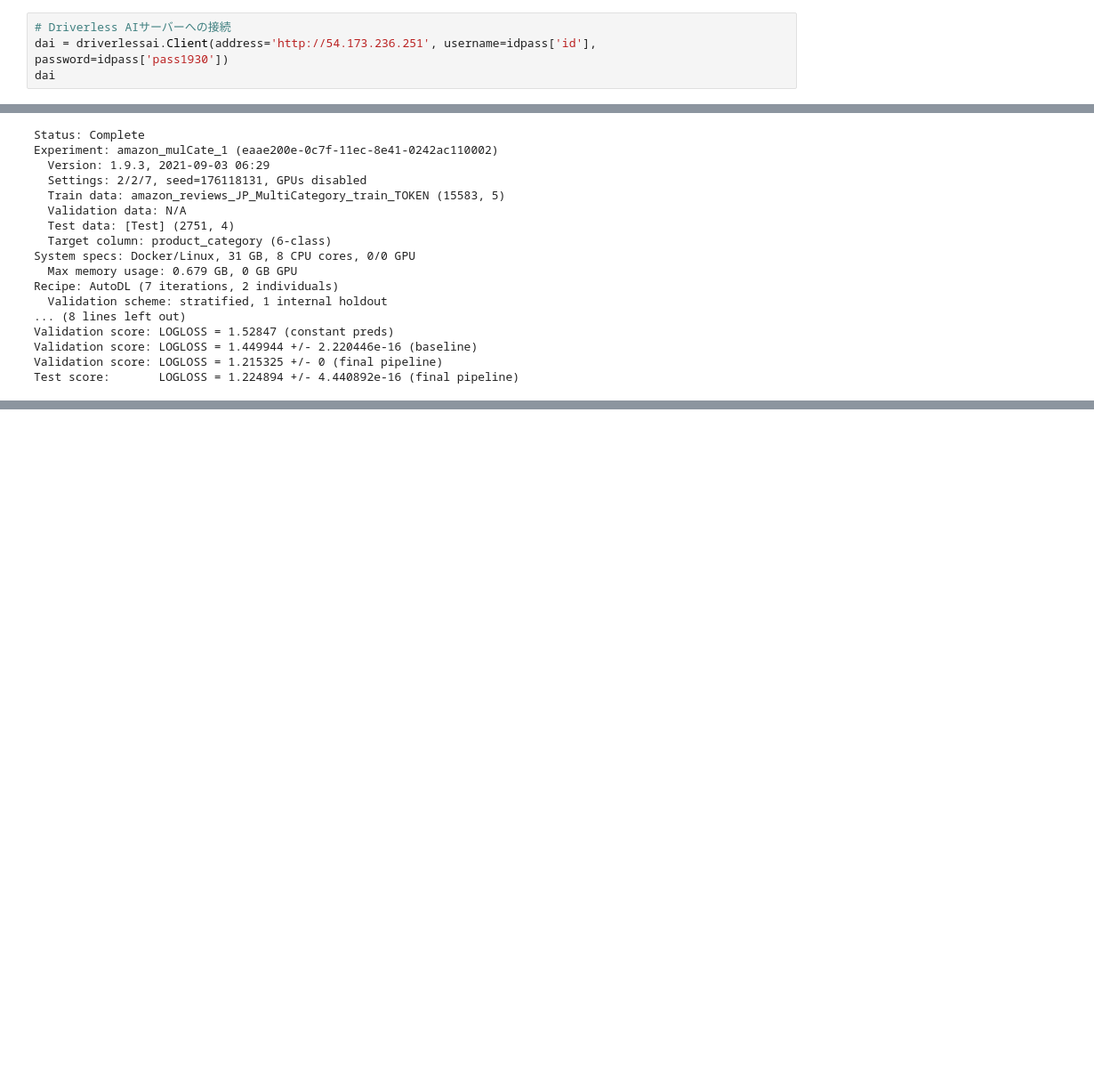
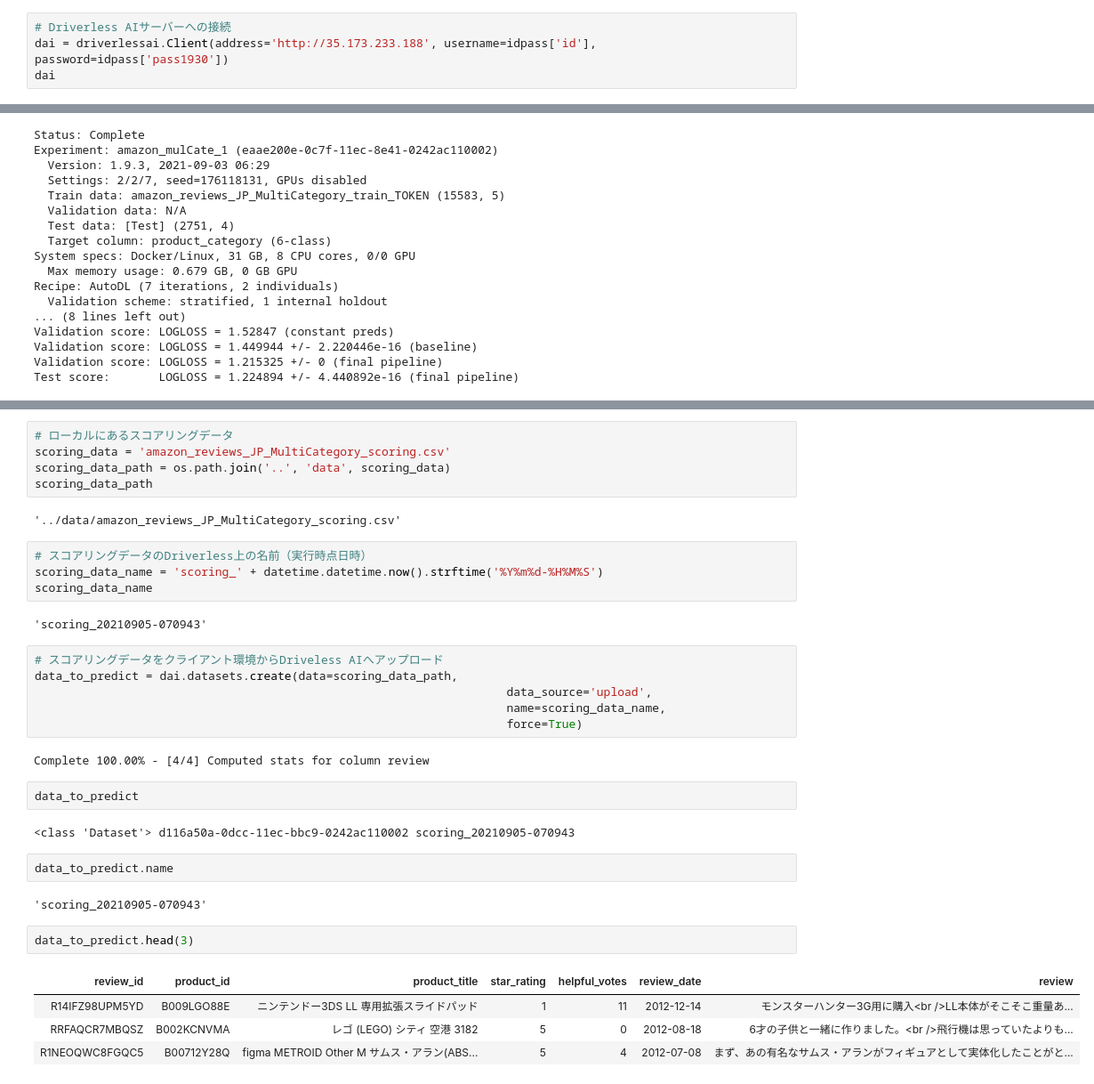
Before and after one commit to yukismd/Driverless_AI_ClientAccess, a Jupyter notebook: IID_Table/data_recipe.ipynb, the cells around one changed output, grey strips where cells are left out. Shown at 89% size. Drawn from its saved outputs; the diff is of its cells as text; blank space fills up the shorter version.

```diff
--- a/IID_Table/data_recipe.ipynb
+++ b/IID_Table/data_recipe.ipynb
@@ -8,6 +18,6 @@ with open('../idpass.json') as f:
     idpass = json.load(f)
 # %%
 # Driverless AIサーバーへの接続
-dai = driverlessai.Client(address='http://54.173.236.251', username=idpass['id'], password=idpass['pass1930'])
+dai = driverlessai.Client(address='http://35.173.233.188', username=idpass['id'], password=idpass['pass1930'])
 dai
 # %% [output]
@@ -117,0 +105,36 @@ product_category
+# %%
+# ローカルにあるスコアリングデータ
+scoring_data = 'amazon_reviews_JP_MultiCategory_scoring.csv'
+scoring_data_path = os.path.join('..', 'data', scoring_data)
+scoring_data_path
+# %% [output]
+'../data/amazon_reviews_JP_MultiCategory_scoring.csv'
+# %%
+# スコアリングデータのDriverless上の名前（実行時点日時）
+scoring_data_name = 'scoring_' + datetime.datetime.now().strftime('%Y%m%d-%H%M%S')
+scoring_data_name
+# %% [output]
+'scoring_20210905-070943'
+# %%
+# スコアリングデータをクライアント環境からDriveless AIへアップロード
+data_to_predict = dai.datasets.create(data=scoring_data_path,
+                                                                    data_source='upload',
+                                                                    name=scoring_data_name,
+                                                                    force=True)
+# %% [output]
+Complete 100.00% - [4/4] Computed stats for column review
+# %%
+data_to_predict
+# %% [output]
+<class 'Dataset'> d116a50a-0dcc-11ec-bbc9-0242ac110002 scoring_20210905-070943
+# %%
+data_to_predict.name
+# %% [output]
+'scoring_20210905-070943'
+# %%
+data_to_predict.head(3)
+# %% [output]
+| review_id | product_id | product_title | star_rating | helpful_votes | review_date | review |
+| R14IFZ98UPM5YD | B009LGO88E | ニンテンドー3DS LL 専用拡張スライドパッド | 1 | 11 | 2012-12-14 | モンスターハンター3G用に購入<br />LL本体がそこそこ重量あ... |
+| RRFAQCR7MBQSZ | B002KCNVMA | レゴ (LEGO) シティ 空港 3182 | 5 | 0 | 2012-08-18 | 6才の子供と一緒に作りました。<br />飛行機は思っていたよりも... |
+| R1NEOQWC8FGQC5 | B00712Y28Q | figma METROID Other M サムス・アラン(ABS... | 5 | 4 | 2012-07-08 | まず、あの有名なサムス・アランがフィギュアとして実体化したことがと... |
```
Also changed, not shown: parts of 43 cells of this notebook, 1 other file.
